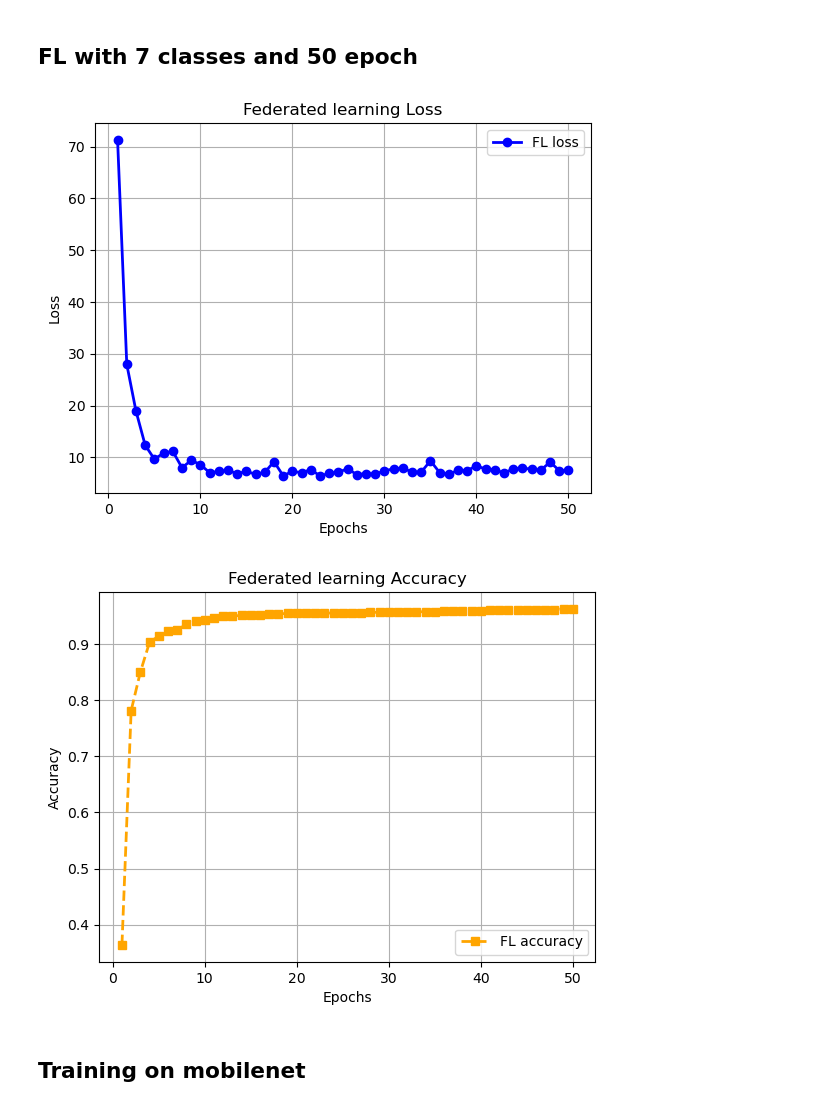
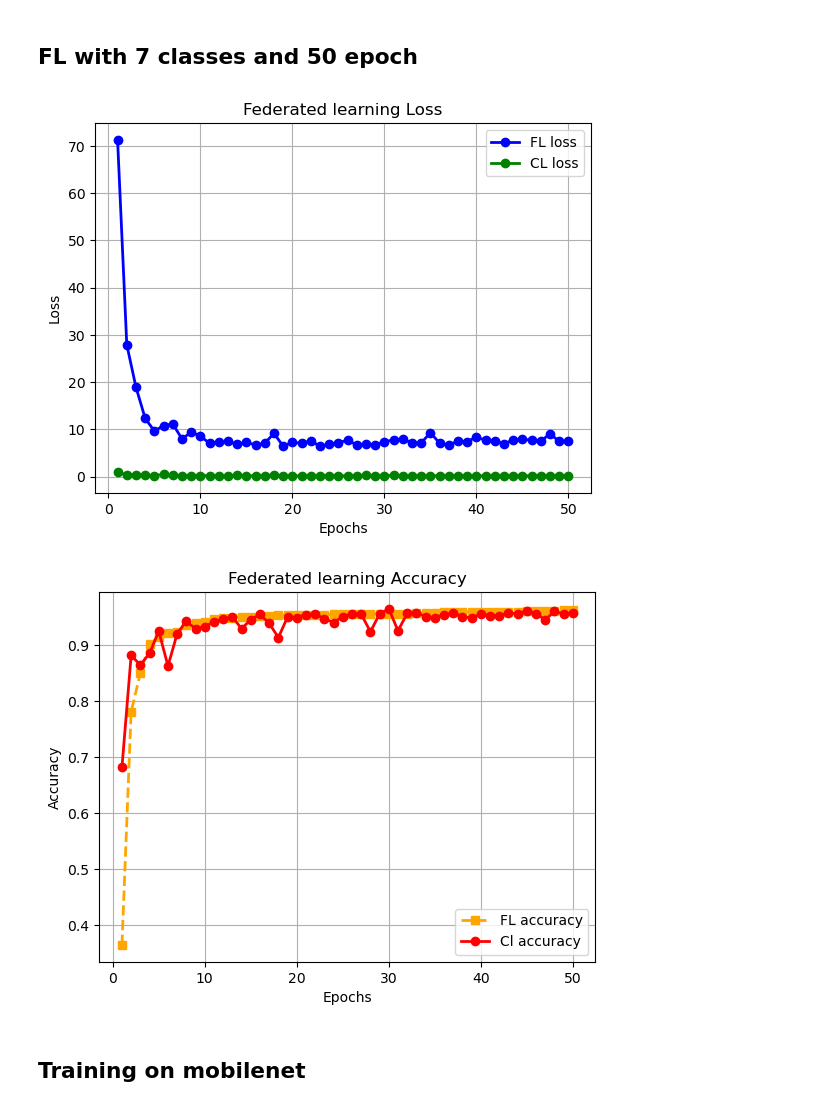
Before and after one commit to hyonbokan/abnormal_driving_behavior_classification, a Jupyter notebook: cent_training/plots/plots.ipynb, the cells around one changed output. Cells and saved outputs as stored; diff of their text form; code cells hidden in the pictures.

```diff
--- a/cent_training/plots/plots.ipynb
+++ b/cent_training/plots/plots.ipynb
@@ -483,33 +483,36 @@ plt.show()
 # %%
 import matplotlib.pyplot as plt
 
 loss_results = [(1, 71.27752304077148), (2, 27.943537712097168), (3, 18.930706024169922), (4, 12.341588020324707), (5, 9.64879560470581), (6, 10.809046745300293), (7, 11.153108596801758), (8, 7.991797685623169), (9, 9.411704063415527), (10, 8.60599946975708), (11, 7.031481027603149), (12, 7.267478704452515), (13, 7.479562044143677), (14, 6.851892948150635), (15, 7.277674913406372), (16, 6.7294652462005615), (17, 7.095377445220947), (18, 9.175558090209961), (19, 6.42855167388916), (20, 7.296042203903198), (21, 7.022186756134033), (22, 7.636624813079834), (23, 6.405646085739136), (24, 6.897493600845337), (25, 7.122903347015381), (26, 7.794642686843872), (27, 6.656093120574951), (28, 6.871943712234497), (29, 6.7739598751068115), (30, 7.366256237030029), (31, 7.796859264373779), (32, 7.923772573471069), (33, 7.144264459609985), (34, 7.151005744934082), (35, 9.331477165222168), (36, 7.054552793502808), (37, 6.709266901016235), (38, 7.530713319778442), (39, 7.423679351806641), (40, 8.389033317565918), (41, 7.691450595855713), (42, 7.6451966762542725), (43, 6.941716432571411), (44, 7.7954795360565186), (45, 7.922849893569946), (46, 7.699303865432739), (47, 7.526798248291016), (48, 9.076852798461914), (49, 7.450838088989258), (50, 7.453125476837158)]
 acc_results = {'accuracy': [(1, 0.3639942734430923), (2, 0.7813171080887616), (3, 0.8500357909806728), (4, 0.9030064423765212), (5, 0.9241231209735147), (6, 0.9141016463851109), (7, 0.9226914817465999), (8, 0.9405869720830351), (9, 0.9355762347888332), (10, 0.9423765211166786), (11, 0.9495347172512527), (12, 0.9491768074445239), (13, 0.9509663564781675), (14, 0.9545454545454546), (15, 0.9523979957050823), (16, 0.9563350035790981), (17, 0.9552612741589119), (18, 0.9470293486041518), (19, 0.9549033643521833), (20, 0.9549033643521833), (21, 0.9591982820329277), (22, 0.9563350035790981), (23, 0.9602720114531138), (24, 0.9556191839656406), (25, 0.958840372226199), (26, 0.952755905511811), (27, 0.958840372226199), (28, 0.9602720114531138), (29, 0.9599141016463851), (30, 0.9613457408732999), (31, 0.9563350035790981), (32, 0.9563350035790981), (33, 0.9606299212598425), (34, 0.9602720114531138), (35, 0.9509663564781675), (36, 0.9574087329992842), (37, 0.9595561918396565), (38, 0.9559770937723694), (39, 0.9549033643521833), (40, 0.9534717251252685), (41, 0.9624194702934861), (42, 0.9556191839656406), (43, 0.9606299212598425), (44, 0.9563350035790981), (45, 0.9624194702934861), (46, 0.9577666428060129), (47, 0.9609878310665713), (48, 0.9549033643521833), (49, 0.9591982820329277), (50, 0.9574087329992842)]}
-
+val_loss = [0.9360583423362683, 0.3630238211474286, 0.4033158693249458, 0.34831992132818745, 0.2276430826949019, 0.49183316256353876, 0.2617018603394337, 0.20150715379990783, 0.22439509100802918, 0.23551025429876724, 0.22765237729682172, 0.18516730931969505, 0.18617782534205285, 0.2879748783449672, 0.19956182602601819, 0.17310732695175995, 0.2273145582762223, 0.37924168576321127, 0.18479616191598972, 0.1894814666873737, 0.16286715691008816, 0.18400034994223544, 0.20411528702428103, 0.2265219860958128, 0.21708889235448614, 0.160474071829238, 0.19611760403741033, 0.28940932316283413, 0.1757105533373223, 0.15624111911690974, 0.3434298394742283, 0.16920338886276684, 0.16908559922994082, 0.21239283097200315, 0.20451541814255397, 0.17733567090049202, 0.16754887697100493, 0.20525472297325367, 0.198693192324533, 0.19183963845345756, 0.18276894342678093, 0.19741885112714963, 0.16119106580017084, 0.20230315713962713, 0.1590300648783124, 0.19838343090311705, 0.22966436590669304, 0.17427325097335922, 0.21384490468491632, 0.20061801374805813]
+val_acc = [0.6814602720114531, 0.8818897637795275, 0.8647100930565498, 0.8854688618468146, 0.9251968503937008, 0.8629205440229062, 0.9205440229062276, 0.9434502505368647, 0.9287759484609879, 0.933428775948461, 0.9416607015032212, 0.9470293486041518, 0.9506084466714388, 0.9294917680744452, 0.9459556191839656, 0.9552612741589119, 0.9391553328561203, 0.9137437365783823, 0.9506084466714388, 0.9495347172512527, 0.9549033643521833, 0.9552612741589119, 0.9477451682176091, 0.9405869720830351, 0.9513242662848962, 0.9563350035790981, 0.9556191839656406, 0.9241231209735147, 0.9559770937723694, 0.964924838940587, 0.9259126700071582, 0.9570508231925555, 0.9581245526127415, 0.9513242662848962, 0.9491768074445239, 0.9549033643521833, 0.9577666428060129, 0.9513242662848962, 0.9488188976377953, 0.9556191839656406, 0.9520400858983536, 0.9531138153185398, 0.9577666428060129, 0.9563350035790981, 0.9613457408732999, 0.9563350035790981, 0.945597709377237, 0.9606299212598425, 0.9559770937723694, 0.9581245526127415]
 
 acc_fl = sorted([n[1] for n in acc_results['accuracy']])
 loss_fl = [n[1] for n in loss_results]
 epochs = range(1, len(loss)+1)
 
 plt.plot(epochs, loss_fl, label='FL loss', color='b', marker='o', linestyle='-', linewidth=2)
+plt.plot(epochs, val_loss, label='CL loss', color='g', marker='o', linestyle='-', linewidth=2)
 plt.title('Federated learning Loss')
 plt.xlabel('Epochs')
 plt.ylabel('Loss')
 plt.legend()
 plt.grid()
 plt.show()
 
 
 plt.plot(epochs, acc_fl, label='FL accuracy', color='orange', marker='s', linestyle='--', linewidth=2)
+plt.plot(epochs, val_acc, label='Cl accuracy', color='r', marker='o', linestyle='-', linewidth=2)
 plt.title('Federated learning Accuracy')
 plt.xlabel('Epochs')
 plt.ylabel('Accuracy')
 plt.legend()
 plt.grid()
 plt.show()
 # %% [output]
-[figure, old version]
+[figure, new version]
-[figure, old version]
+[figure, new version]
 # %% [markdown]
 ## Training on mobilenet
 # %%
```
